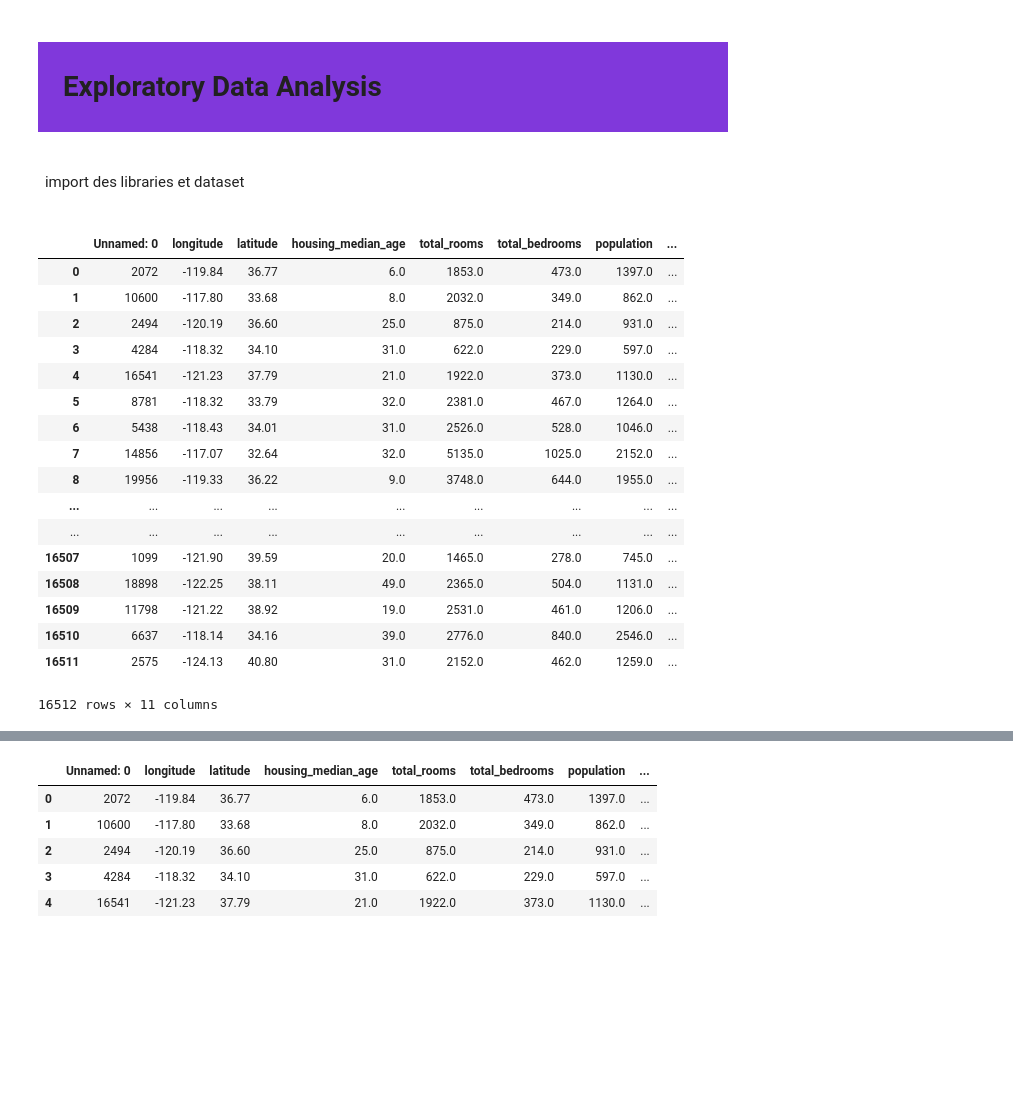
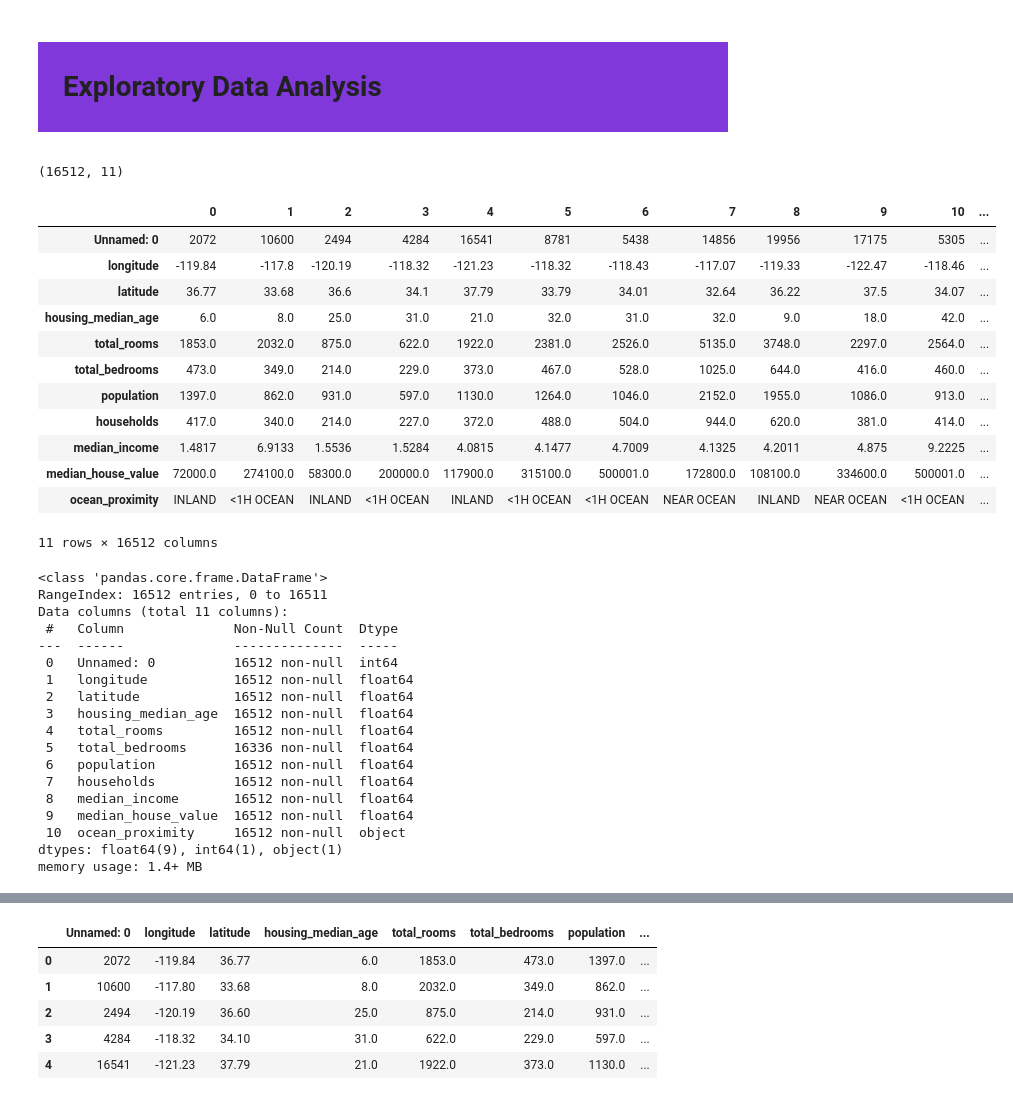
Before and after one commit to lauradesjacques/projet-IA-immobilier, a Jupyter notebook: Notebook_EDA.ipynb, the cells around one changed output, grey strips where cells are left out. Saved outputs shown, nothing was run; the diff lists cells and outputs as text; code cells hidden in the pictures; blank space fills up the shorter version.

Commit message:
modified eda and start model notebook

```diff
--- a/Notebook_EDA.ipynb
+++ b/Notebook_EDA.ipynb
@@ -21,28 +25,5 @@ from sklearn.metrics import mean_absolute_error
-# %% [markdown]
-<div style="display:flex; justify-content: start; border-style: dotted; border-width: 1px; border-color: #8038DB;">
-<p style="padding: 1%">
-import des libraries et dataset
-</p>
-</div>
 # %%
-data = pd.read_csv("./data/train_data.csv")
-data
+train = pd.read_csv("./data/train_data.csv")
+train.shape
 # %% [output]
-|  | Unnamed: 0 | longitude | latitude | housing_median_age | total_rooms | total_bedrooms | population | ... |
-| 0 | 2072 | -119.84 | 36.77 | 6.0 | 1853.0 | 473.0 | 1397.0 | ... |
-| 1 | 10600 | -117.80 | 33.68 | 8.0 | 2032.0 | 349.0 | 862.0 | ... |
-| 2 | 2494 | -120.19 | 36.60 | 25.0 | 875.0 | 214.0 | 931.0 | ... |
-| 3 | 4284 | -118.32 | 34.10 | 31.0 | 622.0 | 229.0 | 597.0 | ... |
-| 4 | 16541 | -121.23 | 37.79 | 21.0 | 1922.0 | 373.0 | 1130.0 | ... |
-| 5 | 8781 | -118.32 | 33.79 | 32.0 | 2381.0 | 467.0 | 1264.0 | ... |
-| 6 | 5438 | -118.43 | 34.01 | 31.0 | 2526.0 | 528.0 | 1046.0 | ... |
-| 7 | 14856 | -117.07 | 32.64 | 32.0 | 5135.0 | 1025.0 | 2152.0 | ... |
-| 8 | 19956 | -119.33 | 36.22 | 9.0 | 3748.0 | 644.0 | 1955.0 | ... |
-| ... | ... | ... | ... | ... | ... | ... | ... | ... |
-| ... | ... | ... | ... | ... | ... | ... | ... | ... |
-| 16507 | 1099 | -121.90 | 39.59 | 20.0 | 1465.0 | 278.0 | 745.0 | ... |
-| 16508 | 18898 | -122.25 | 38.11 | 49.0 | 2365.0 | 504.0 | 1131.0 | ... |
-| 16509 | 11798 | -121.22 | 38.92 | 19.0 | 2531.0 | 461.0 | 1206.0 | ... |
-| 16510 | 6637 | -118.14 | 34.16 | 39.0 | 2776.0 | 840.0 | 2546.0 | ... |
-| 16511 | 2575 | -124.13 | 40.80 | 31.0 | 2152.0 | 462.0 | 1259.0 | ... |
-16512 rows × 11 columns
+(16512, 11)
@@ -51 +30,38 @@ np.random.seed(0)
+# %%
+train.T
+# %% [output]
+|  | 0 | 1 | 2 | 3 | 4 | 5 | 6 | 7 | 8 | 9 | 10 | ... |
+| Unnamed: 0 | 2072 | 10600 | 2494 | 4284 | 16541 | 8781 | 5438 | 14856 | 19956 | 17175 | 5305 | ... |
+| longitude | -119.84 | -117.8 | -120.19 | -118.32 | -121.23 | -118.32 | -118.43 | -117.07 | -119.33 | -122.47 | -118.46 | ... |
+| latitude | 36.77 | 33.68 | 36.6 | 34.1 | 37.79 | 33.79 | 34.01 | 32.64 | 36.22 | 37.5 | 34.07 | ... |
+| housing_median_age | 6.0 | 8.0 | 25.0 | 31.0 | 21.0 | 32.0 | 31.0 | 32.0 | 9.0 | 18.0 | 42.0 | ... |
+| total_rooms | 1853.0 | 2032.0 | 875.0 | 622.0 | 1922.0 | 2381.0 | 2526.0 | 5135.0 | 3748.0 | 2297.0 | 2564.0 | ... |
+| total_bedrooms | 473.0 | 349.0 | 214.0 | 229.0 | 373.0 | 467.0 | 528.0 | 1025.0 | 644.0 | 416.0 | 460.0 | ... |
+| population | 1397.0 | 862.0 | 931.0 | 597.0 | 1130.0 | 1264.0 | 1046.0 | 2152.0 | 1955.0 | 1086.0 | 913.0 | ... |
+| households | 417.0 | 340.0 | 214.0 | 227.0 | 372.0 | 488.0 | 504.0 | 944.0 | 620.0 | 381.0 | 414.0 | ... |
+| median_income | 1.4817 | 6.9133 | 1.5536 | 1.5284 | 4.0815 | 4.1477 | 4.7009 | 4.1325 | 4.2011 | 4.875 | 9.2225 | ... |
+| median_house_value | 72000.0 | 274100.0 | 58300.0 | 200000.0 | 117900.0 | 315100.0 | 500001.0 | 172800.0 | 108100.0 | 334600.0 | 500001.0 | ... |
+| ocean_proximity | INLAND | <1H OCEAN | INLAND | <1H OCEAN | INLAND | <1H OCEAN | <1H OCEAN | NEAR OCEAN | INLAND | NEAR OCEAN | <1H OCEAN | ... |
+11 rows × 16512 columns
+# %%
+train.info()
+# %% [output]
+<class 'pandas.core.frame.DataFrame'>
+RangeIndex: 16512 entries, 0 to 16511
+Data columns (total 11 columns):
+ #   Column              Non-Null Count  Dtype
+---  ------              --------------  -----
+ 0   Unnamed: 0          16512 non-null  int64
+ 1   longitude           16512 non-null  float64
+ 2   latitude            16512 non-null  float64
+ 3   housing_median_age  16512 non-null  float64
+ 4   total_rooms         16512 non-null  float64
+ 5   total_bedrooms      16336 non-null  float64
+ 6   population          16512 non-null  float64
+ 7   households          16512 non-null  float64
+ 8   median_income       16512 non-null  float64
+ 9   median_house_value  16512 non-null  float64
+ 10  ocean_proximity     16512 non-null  object
+dtypes: float64(9), int64(1), object(1)
+memory usage: 1.4+ MB
 # %%
```
Also changed, not shown: parts of 13 cells of this notebook, 3 other files.
